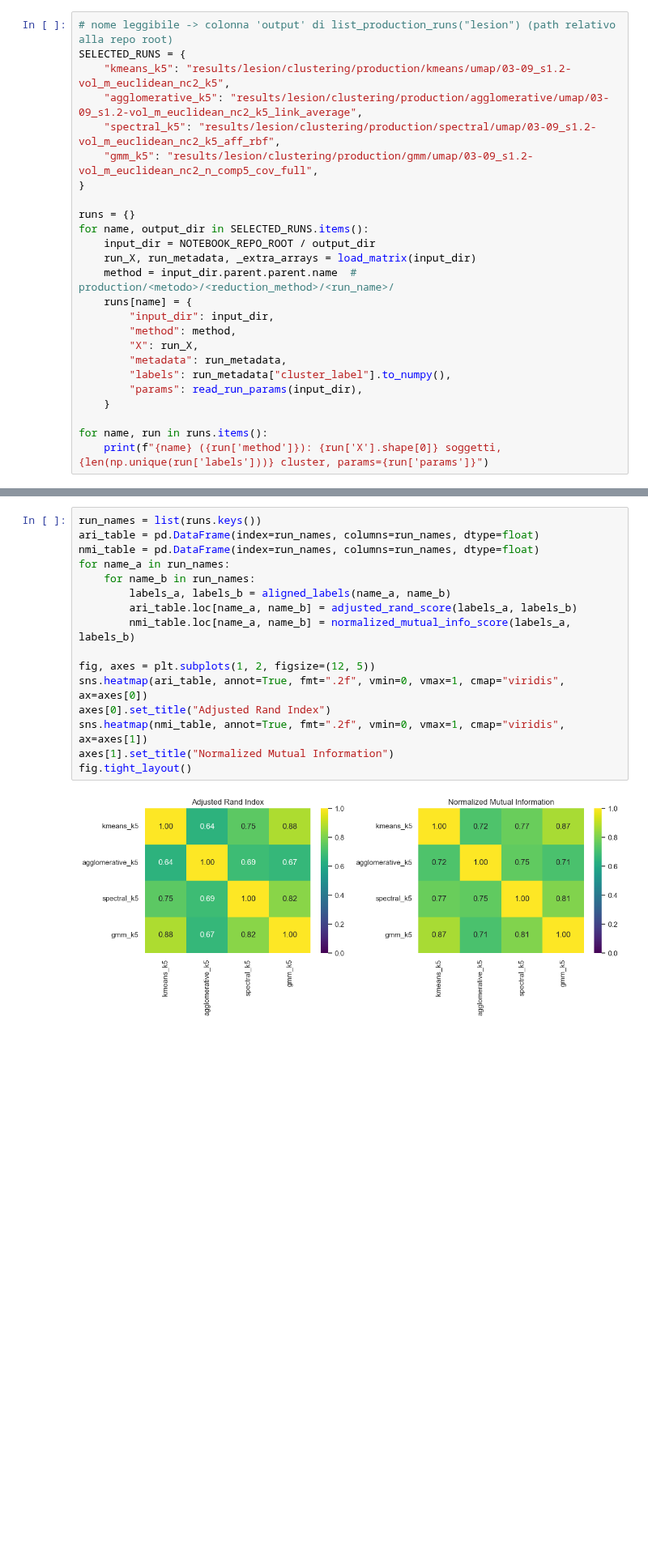
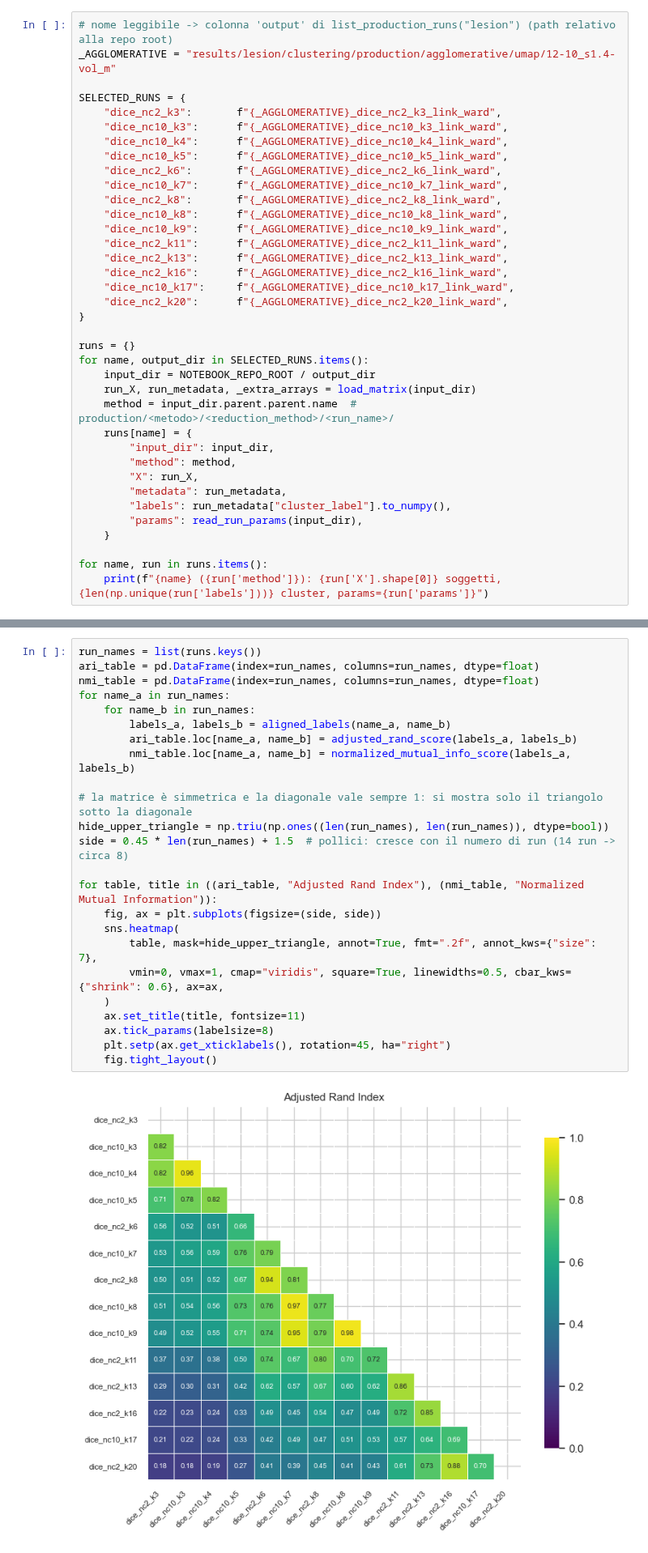
Before and after one commit to EmmaTosato/NEMESIS_fs, a Jupyter notebook: notebooks/post-results_analysis/clustering_comparison.ipynb, the cells around one changed output, grey strips where cells are left out. Shown at 81% size. Cells and saved outputs as stored; diff of their text form; blank space fills up the shorter version.

```diff
--- a/notebooks/post-results_analysis/clustering_comparison.ipynb
+++ b/notebooks/post-results_analysis/clustering_comparison.ipynb
@@ -370,11 +391,23 @@ print("\n".join(f'    "{output_path}",' for output_path in found_runs["output"])
 Selezione d'esempio qui sotto per confrontare le run che ci servono, copiando i path stampati sopra.
 # %%
 # nome leggibile -> colonna 'output' di list_production_runs("lesion") (path relativo alla repo root)
+_AGGLOMERATIVE = "results/lesion/clustering/production/agglomerative/umap/12-10_s1.4-vol_m"
+
 SELECTED_RUNS = {
-    "kmeans_k5": "results/lesion/clustering/production/kmeans/umap/03-09_s1.2-vol_m_euclidean_nc2_k5",
-    "agglomerative_k5": "results/lesion/clustering/production/agglomerative/umap/03-09_s1.2-vol_m_euclidean_nc2_k5_link_average",
-    "spectral_k5": "results/lesion/clustering/production/spectral/umap/03-09_s1.2-vol_m_euclidean_nc2_k5_aff_rbf",
-    "gmm_k5": "results/lesion/clustering/production/gmm/umap/03-09_s1.2-vol_m_euclidean_nc2_n_comp5_cov_full",
+    "dice_nc2_k3":       f"{_AGGLOMERATIVE}_dice_nc2_k3_link_ward",
+    "dice_nc10_k3":      f"{_AGGLOMERATIVE}_dice_nc10_k3_link_ward",
+    "dice_nc10_k4":      f"{_AGGLOMERATIVE}_dice_nc10_k4_link_ward",
+    "dice_nc10_k5":      f"{_AGGLOMERATIVE}_dice_nc10_k5_link_ward",
+    "dice_nc2_k6":       f"{_AGGLOMERATIVE}_dice_nc2_k6_link_ward",
+    "dice_nc10_k7":      f"{_AGGLOMERATIVE}_dice_nc10_k7_link_ward",
+    "dice_nc2_k8":       f"{_AGGLOMERATIVE}_dice_nc2_k8_link_ward",
+    "dice_nc10_k8":      f"{_AGGLOMERATIVE}_dice_nc10_k8_link_ward",
+    "dice_nc10_k9":      f"{_AGGLOMERATIVE}_dice_nc10_k9_link_ward",
+    "dice_nc2_k11":      f"{_AGGLOMERATIVE}_dice_nc2_k11_link_ward",
+    "dice_nc2_k13":      f"{_AGGLOMERATIVE}_dice_nc2_k13_link_ward",
+    "dice_nc2_k16":      f"{_AGGLOMERATIVE}_dice_nc2_k16_link_ward",
+    "dice_nc10_k17":     f"{_AGGLOMERATIVE}_dice_nc10_k17_link_ward",
+    "dice_nc2_k20":      f"{_AGGLOMERATIVE}_dice_nc2_k20_link_ward",
 }
 
 runs = {}
@@ -430,18 +473,26 @@ Prima di confrontare due run verifichiamo esplicitamente che condividano lo stes
 # %%
 run_names = list(runs.keys())
 ari_table = pd.DataFrame(index=run_names, columns=run_names, dtype=float)
 nmi_table = pd.DataFrame(index=run_names, columns=run_names, dtype=float)
 for name_a in run_names:
     for name_b in run_names:
         labels_a, labels_b = aligned_labels(name_a, name_b)
         ari_table.loc[name_a, name_b] = adjusted_rand_score(labels_a, labels_b)
         nmi_table.loc[name_a, name_b] = normalized_mutual_info_score(labels_a, labels_b)
 
-fig, axes = plt.subplots(1, 2, figsize=(12, 5))
-sns.heatmap(ari_table, annot=True, fmt=".2f", vmin=0, vmax=1, cmap="viridis", ax=axes[0])
-axes[0].set_title("Adjusted Rand Index")
-sns.heatmap(nmi_table, annot=True, fmt=".2f", vmin=0, vmax=1, cmap="viridis", ax=axes[1])
-axes[1].set_title("Normalized Mutual Information")
-fig.tight_layout()
+# la matrice è simmetrica e la diagonale vale sempre 1: si mostra solo il triangolo sotto la diagonale
+hide_upper_triangle = np.triu(np.ones((len(run_names), len(run_names)), dtype=bool))
+side = 0.45 * len(run_names) + 1.5  # pollici: cresce con il numero di run (14 run -> circa 8)
+
+for table, title in ((ari_table, "Adjusted Rand Index"), (nmi_table, "Normalized Mutual Information")):
+    fig, ax = plt.subplots(figsize=(side, side))
+    sns.heatmap(
+        table, mask=hide_upper_triangle, annot=True, fmt=".2f", annot_kws={"size": 7},
+        vmin=0, vmax=1, cmap="viridis", square=True, linewidths=0.5, cbar_kws={"shrink": 0.6}, ax=ax,
+    )
+    ax.set_title(title, fontsize=11)
+    ax.tick_params(labelsize=8)
+    plt.setp(ax.get_xticklabels(), rotation=45, ha="right")
+    fig.tight_layout()
 # %% [output]
-[figure, old version]
+[figure, new version]
```
Also changed, not shown: parts of 5 cells of this notebook, 6 other files.
